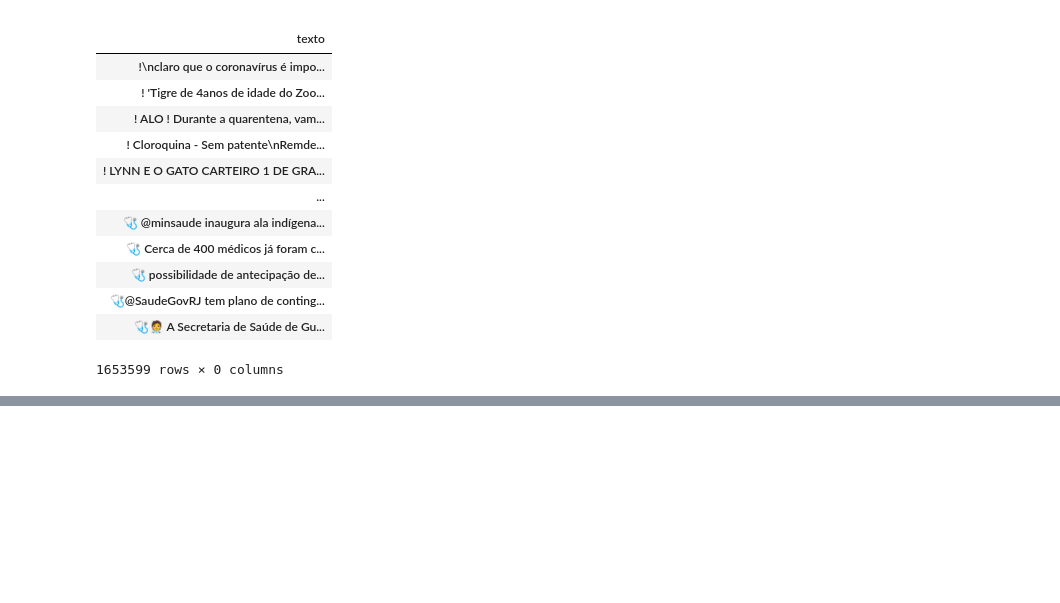
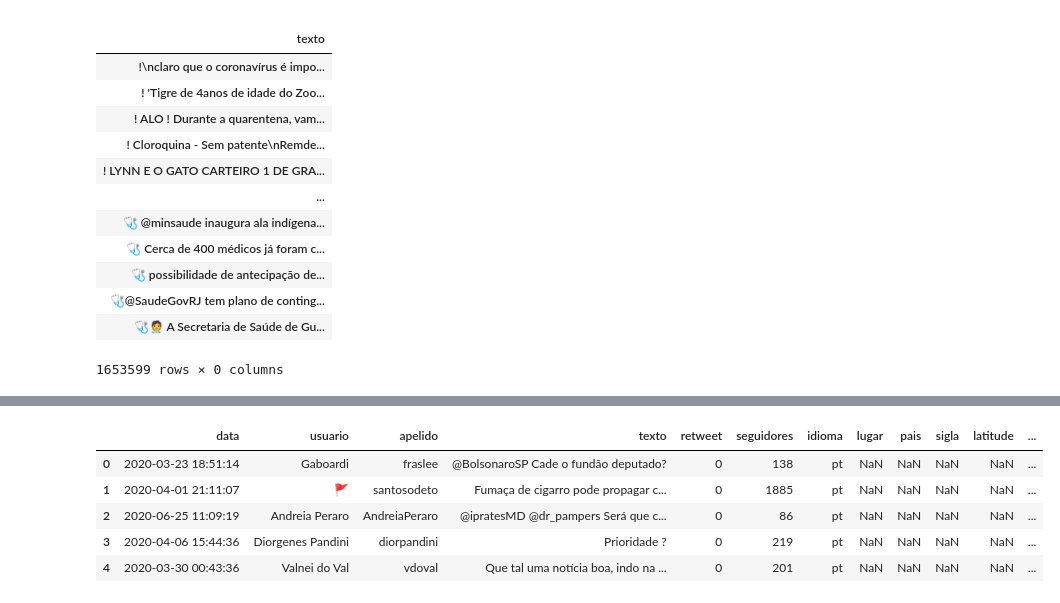
Before and after one commit to bmnds/uea-data-science-02-python-programming, a Jupyter notebook: trabalho_final.ipynb, the cells around one changed output, grey strips where cells are left out. Saved outputs shown, nothing was run; the diff lists cells and outputs as text; code cells hidden in the pictures; blank space fills up the shorter version.

```diff
--- a/trabalho_final.ipynb
+++ b/trabalho_final.ipynb
@@ -218,0 +230,18 @@ twselect.groupby('texto').count()
+# %%
+import re # lib para trabalhar com expressões regulares
+data = []
+for tweet in tw.itertuples(index=False):
+    sentences = re.findall('[^[?|!|.|;]+]*[?|!|.|;]', tweet.texto)
+    questions = list(filter(lambda x: x.endswith('?'), sentences))
+    for question in questions:
+      new_tweet = (tweet[0:3] + (question,) + tweet[4:13])
+      data.append(new_tweet)
+PerguntasDB = pd.DataFrame(data, columns = tw.columns)
+PerguntasDB.head()
+# %% [output]
+|  | data | usuario | apelido | texto | retweet | seguidores | idioma | lugar | pais | sigla | latitude | ... |
+| 0 | 2020-03-23 18:51:14 | Gaboardi | fraslee | @BolsonaroSP Cade o fundão deputado? | 0 | 138 | pt | NaN | NaN | NaN | NaN | ... |
+| 1 | 2020-04-01 21:11:07 | 🚩 | santosodeto | Fumaça de cigarro pode propagar c... | 0 | 1885 | pt | NaN | NaN | NaN | NaN | ... |
+| 2 | 2020-06-25 11:09:19 | Andreia Peraro | AndreiaPeraro | @ipratesMD @dr_pampers Será que c... | 0 | 86 | pt | NaN | NaN | NaN | NaN | ... |
+| 3 | 2020-04-06 15:44:36 | Diorgenes Pandini | diorpandini | Prioridade ? | 0 | 219 | pt | NaN | NaN | NaN | NaN | ... |
+| 4 | 2020-03-30 00:43:36 | Valnei do Val | vdoval | Que tal uma notícia boa, indo na ... | 0 | 201 | pt | NaN | NaN | NaN | NaN | ... |
```
Also changed, not shown: parts of 4 cells of this notebook.
